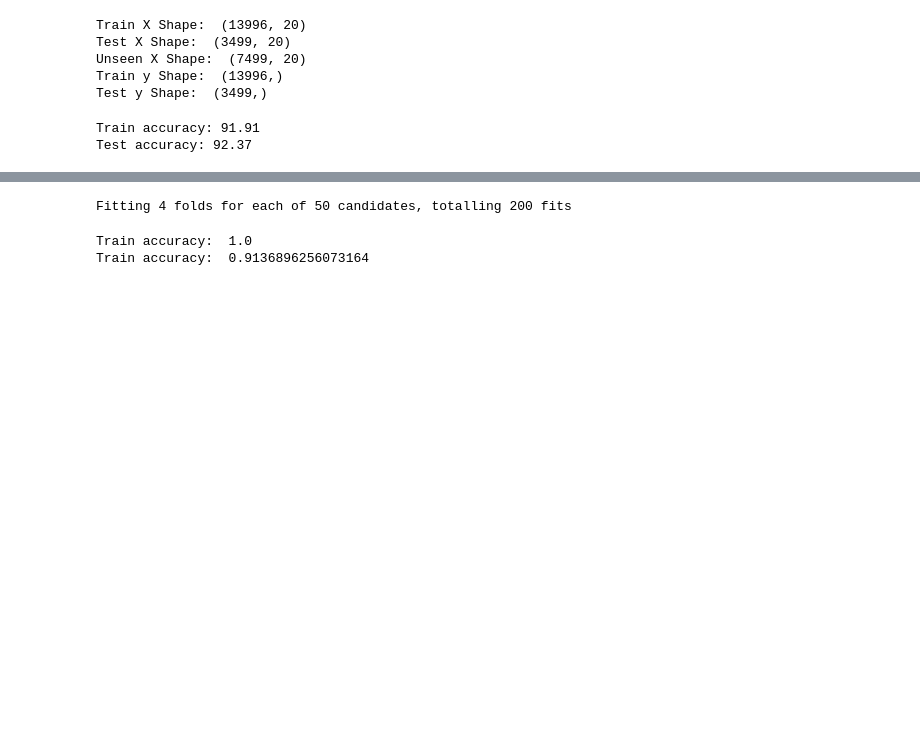
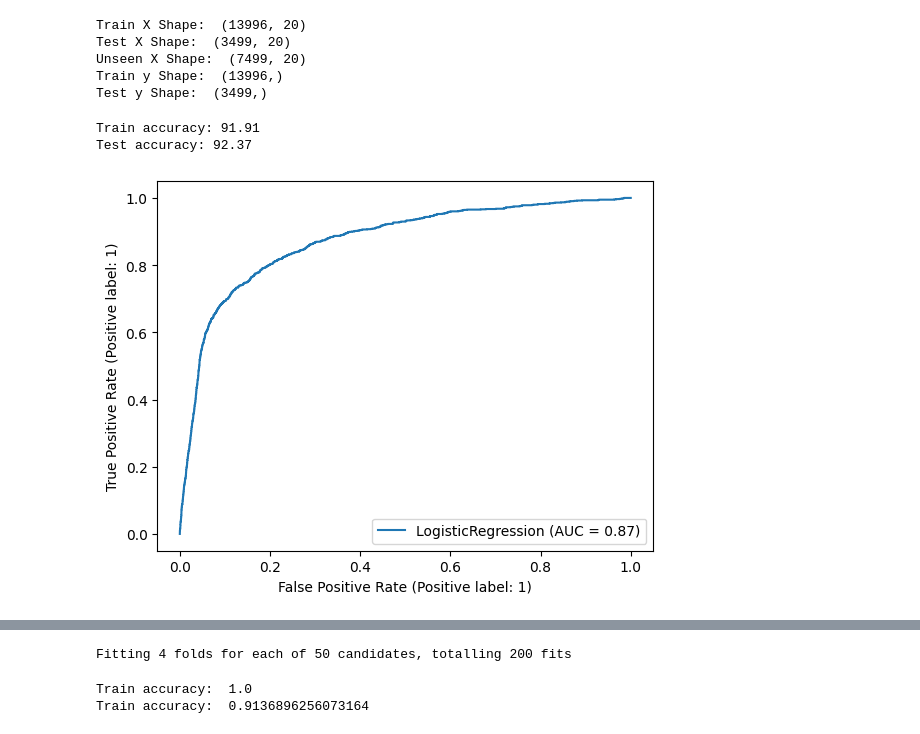
Before and after one commit to mundrapiyush/data-analysis, a Jupyter notebook: case-study/Telecom Churn/telecom-churn-analysis.ipynb, the cells around one changed output, grey strips where cells are left out. Drawn from its saved outputs; the diff is of its cells as text; code cells hidden in the pictures; blank space fills up the shorter version.

```diff
--- a/case-study/Telecom Churn/telecom-churn-analysis.ipynb
+++ b/case-study/Telecom Churn/telecom-churn-analysis.ipynb
@@ -331,9 +340,11 @@ test_score = logistic_regression.score(X_test_scaled_selected, y_test)
 # %%
 print("Train accuracy:", round(train_score * 100, ndigits=2))
 print("Test accuracy:", round(test_score * 100, ndigits=2))
+logistic_regression_auc = RocCurveDisplay.from_estimator(logistic_regression, X_train_scaled_selected, y_train)
 # %% [output]
 Train accuracy: 91.91
 Test accuracy: 92.37
+[figure, added]
 # %%
 unseen_telecom_lr_df = unseen_telecom_df.copy()
 submission_data = unseen_telecom_lr_df[selected_features]
```
Also changed, not shown: parts of 39 cells of this notebook, 5 other files.
